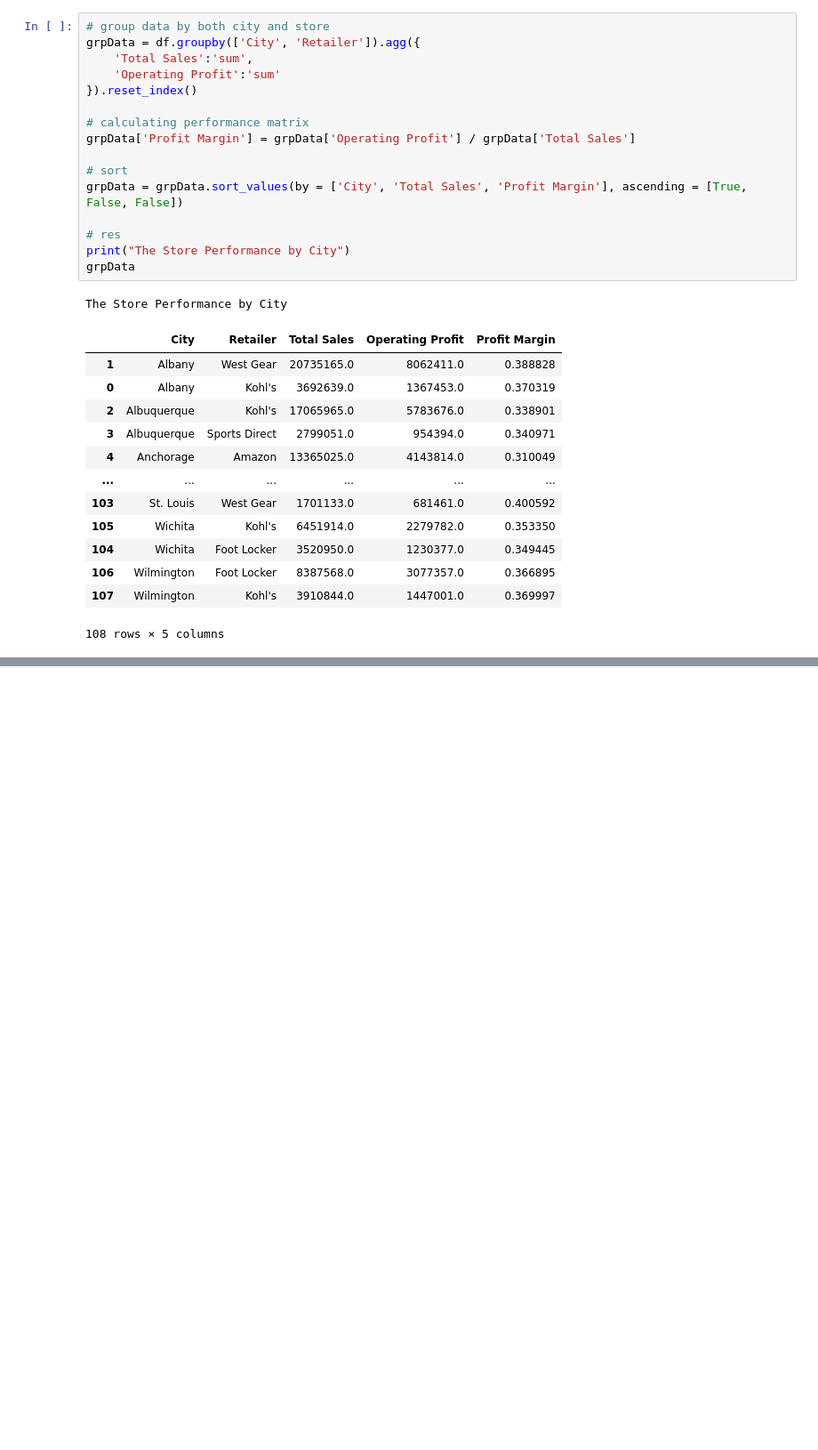
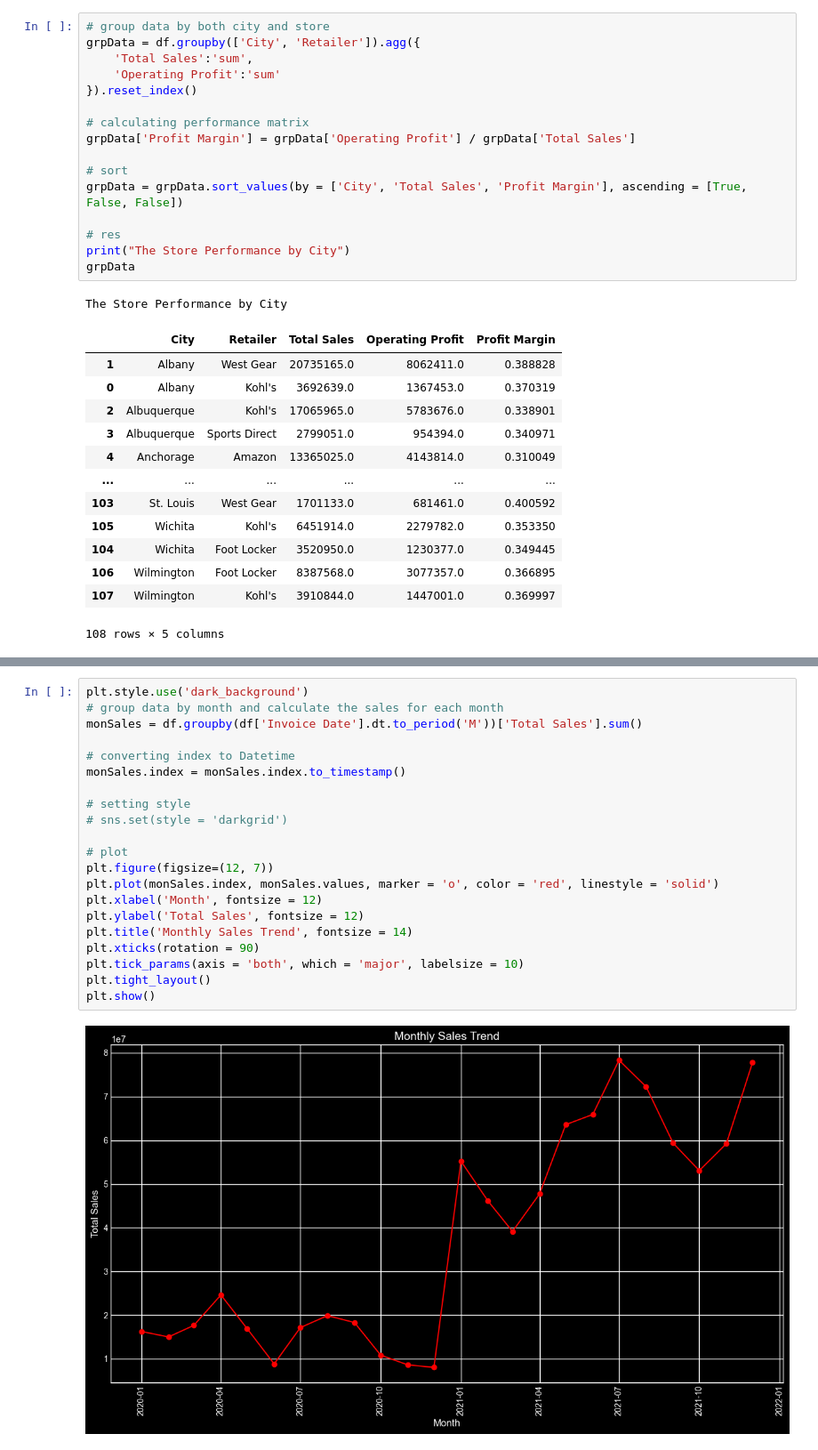
Before and after one commit to amanraghuvanshi/Adidas-Western-Zone-Sales, a Jupyter notebook: AdidasSalesAnalysis.ipynb, the cells around one changed output, grey strips where cells are left out. Shown: that part at 89% size. Drawn from its saved outputs; the diff is of its cells as text; blank space fills up the shorter version.

```diff
--- a/AdidasSalesAnalysis.ipynb
+++ b/AdidasSalesAnalysis.ipynb
@@ -935,0 +984,23 @@ The Store Performance by City
+# %%
+plt.style.use('dark_background')
+# group data by month and calculate the sales for each month
+monSales = df.groupby(df['Invoice Date'].dt.to_period('M'))['Total Sales'].sum()
+
+# converting index to Datetime
+monSales.index = monSales.index.to_timestamp()
+
+# setting style
+# sns.set(style = 'darkgrid')
+
+# plot
+plt.figure(figsize=(12, 7))
+plt.plot(monSales.index, monSales.values, marker = 'o', color = 'red', linestyle = 'solid')
+plt.xlabel('Month', fontsize = 12)
+plt.ylabel('Total Sales', fontsize = 12)
+plt.title('Monthly Sales Trend', fontsize = 14)
+plt.xticks(rotation = 90)
+plt.tick_params(axis = 'both', which = 'major', labelsize = 10)
+plt.tight_layout()
+plt.show()
+# %% [output]
+[figure, added]
```
Also changed, not shown: parts of 14 cells of this notebook.
